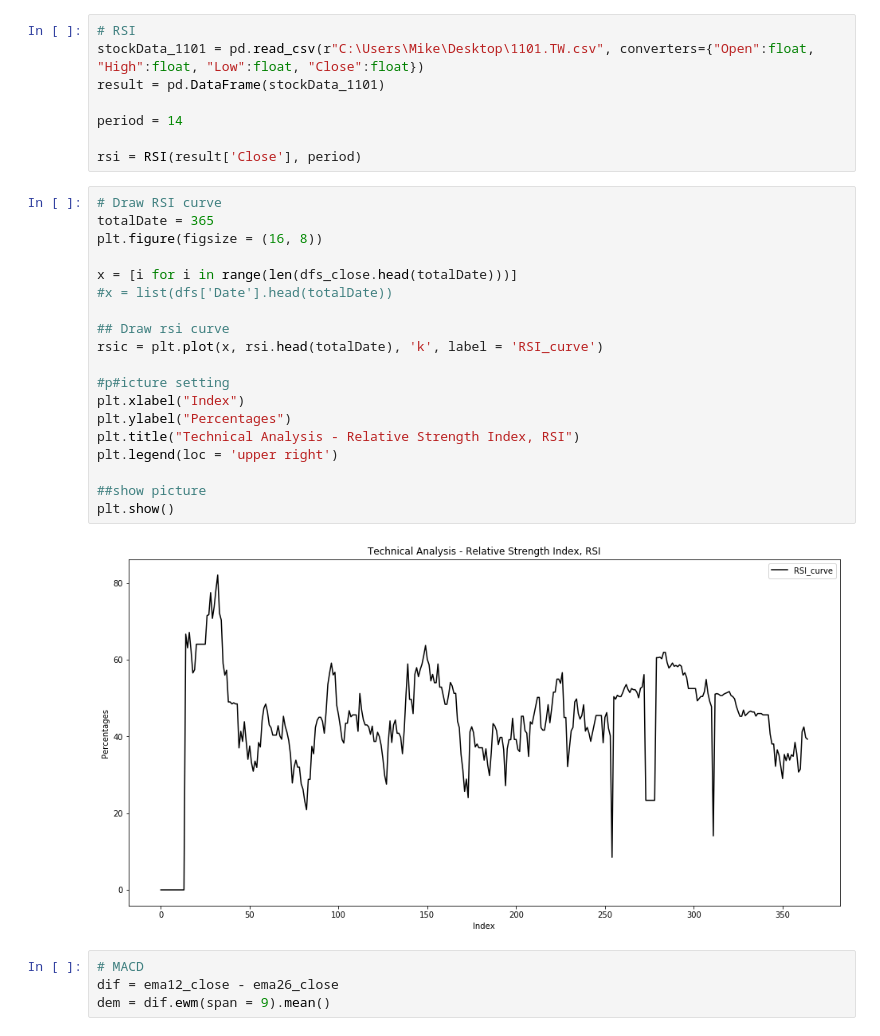
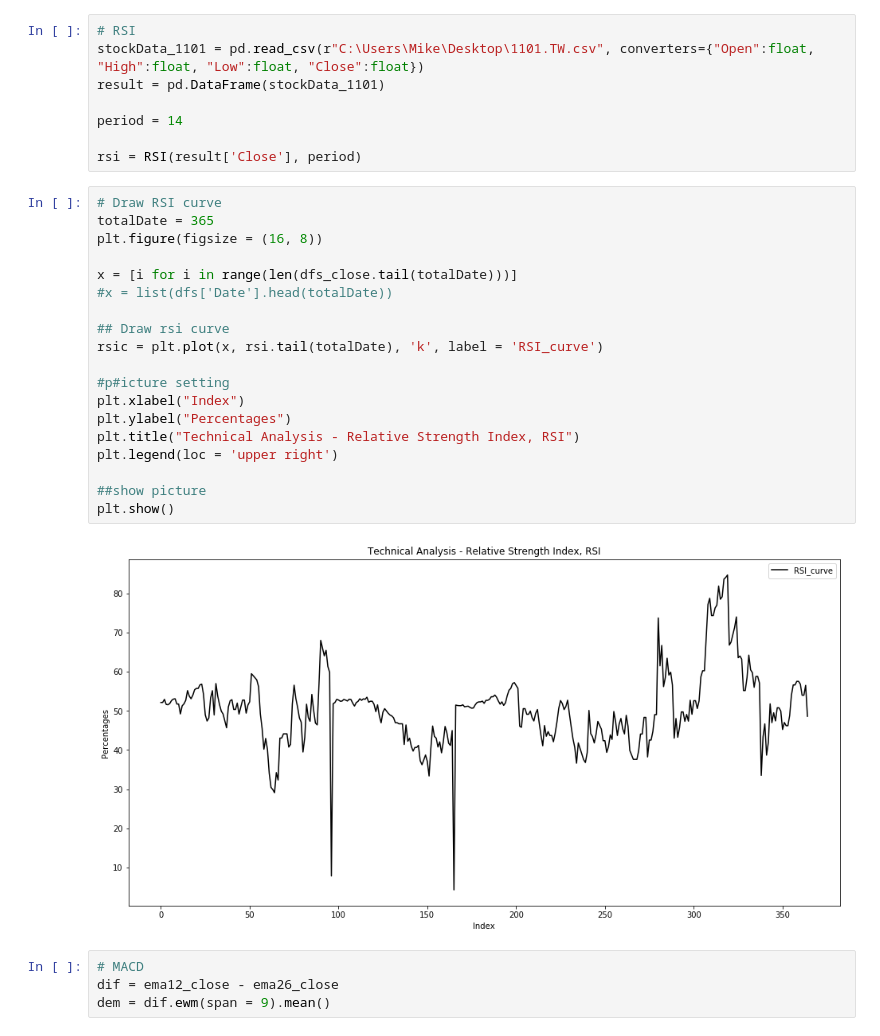
Before and after one commit to mikeyangyo/PredictionOfCryptocurrencyMarket, a Jupyter notebook: Technical Analysis/Technical analysis.ipynb, the cells around one changed output. Drawn from its saved outputs; the diff is of its cells as text.

```diff
--- a/Technical Analysis/Technical analysis.ipynb
+++ b/Technical Analysis/Technical analysis.ipynb
@@ -336,24 +336,24 @@ rsi = RSI(result['Close'], period)
 # %%
 # Draw RSI curve
 totalDate = 365
 plt.figure(figsize = (16, 8))
 
-x = [i for i in range(len(dfs_close.head(totalDate)))]
+x = [i for i in range(len(dfs_close.tail(totalDate)))]
 #x = list(dfs['Date'].head(totalDate))
 
 ## Draw rsi curve
-rsic = plt.plot(x, rsi.head(totalDate), 'k', label = 'RSI_curve')
+rsic = plt.plot(x, rsi.tail(totalDate), 'k', label = 'RSI_curve')
 
 #p#icture setting
 plt.xlabel("Index")
 plt.ylabel("Percentages")
 plt.title("Technical Analysis - Relative Strength Index, RSI")
 plt.legend(loc = 'upper right')
 
 ##show picture
 plt.show()
 # %% [output]
-[figure, old version]
+[figure, new version]
 # %%
 # MACD
 dif = ema12_close - ema26_close
```
